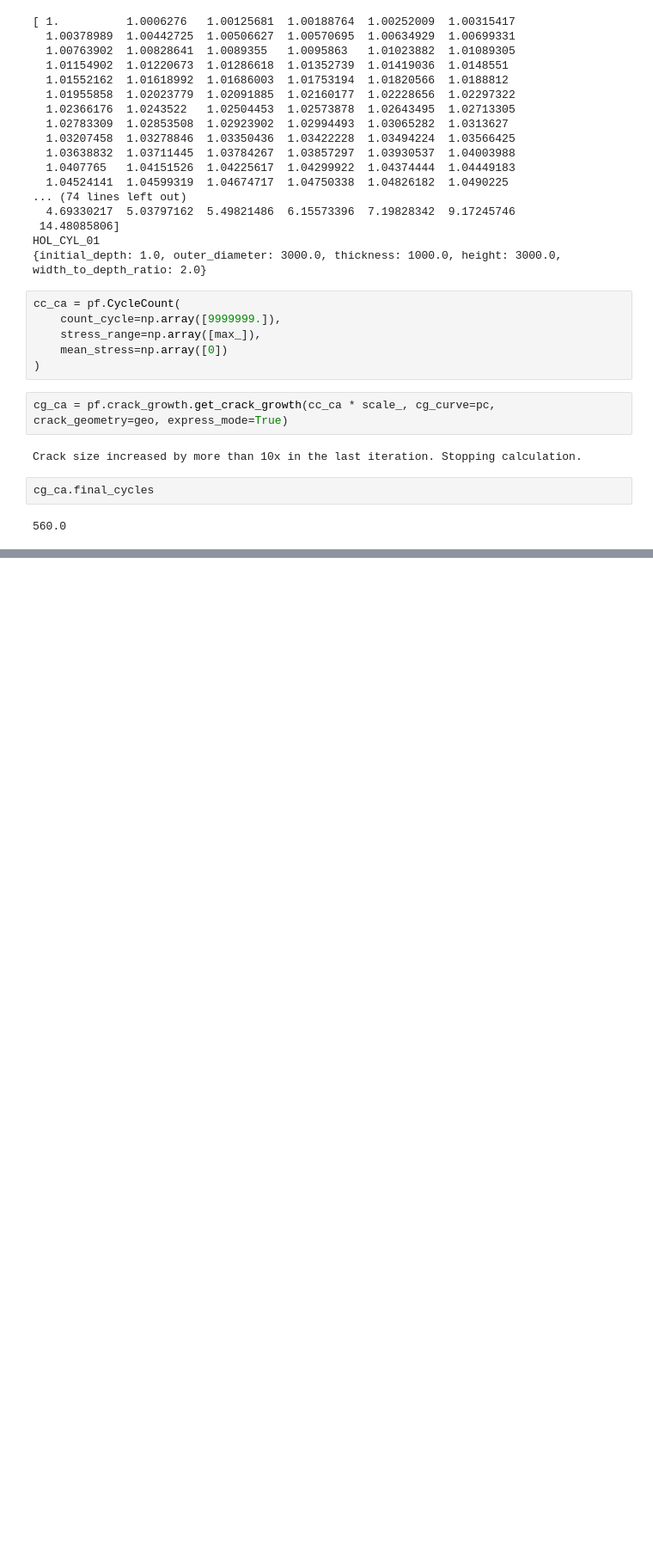
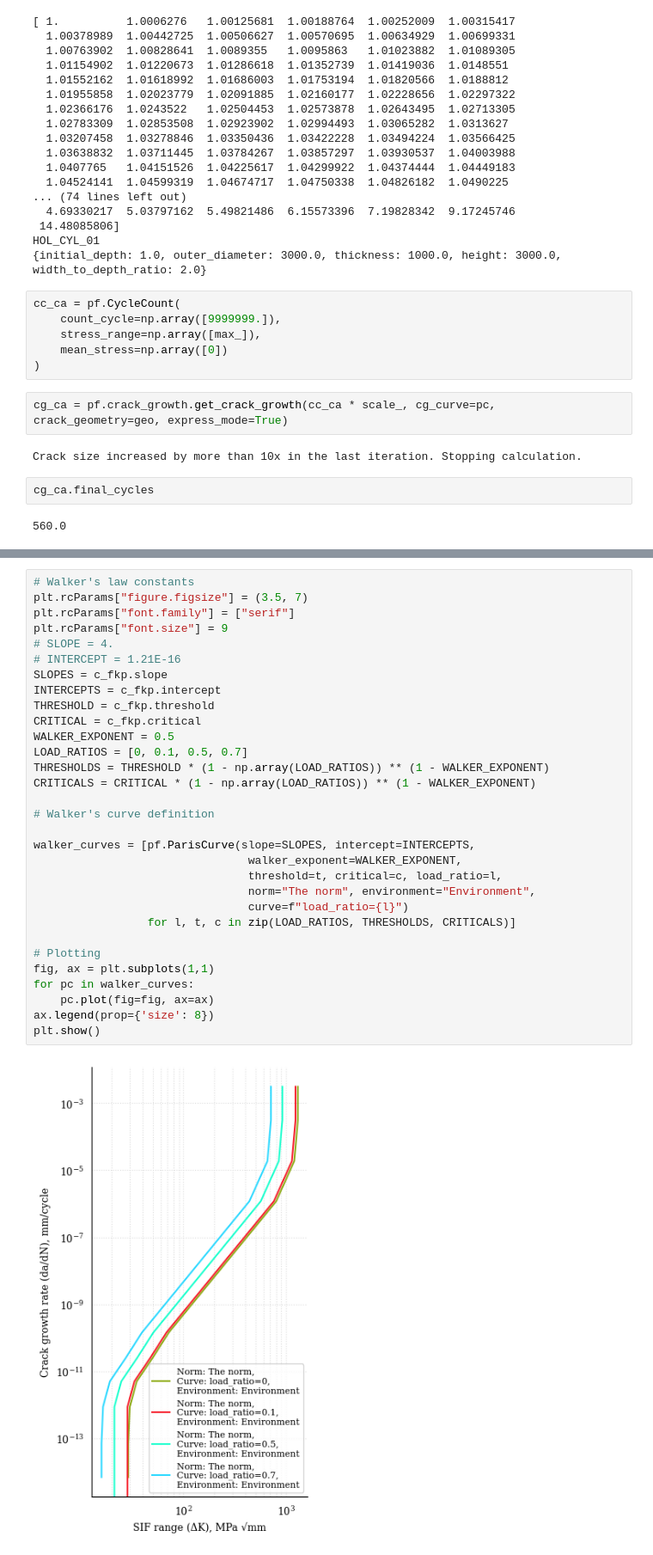
Before and after one commit to OWI-Lab/py_fatigue, a Jupyter notebook: notebooks/0.3.0 - PD.Crack-growth.Functional Tests.ipynb, the cells around one changed output, grey strips where cells are left out. Shown: that part at 86% size. Cells and saved outputs as stored; diff of their text form; blank space fills up the shorter version.

```diff
--- a/notebooks/0.3.0 - PD.Crack-growth.Functional Tests.ipynb
+++ b/notebooks/0.3.0 - PD.Crack-growth.Functional Tests.ipynb
@@ -346,0 +374,33 @@ cg_ca.final_cycles
+# %%
+# Walker's law constants
+plt.rcParams["figure.figsize"] = (3.5, 7)
+plt.rcParams["font.family"] = ["serif"]
+plt.rcParams["font.size"] = 9
+# SLOPE = 4.
+# INTERCEPT = 1.21E-16
+SLOPES = c_fkp.slope
+INTERCEPTS = c_fkp.intercept
+THRESHOLD = c_fkp.threshold
+CRITICAL = c_fkp.critical
+WALKER_EXPONENT = 0.5
+LOAD_RATIOS = [0, 0.1, 0.5, 0.7]
+THRESHOLDS = THRESHOLD * (1 - np.array(LOAD_RATIOS)) ** (1 - WALKER_EXPONENT)
+CRITICALS = CRITICAL * (1 - np.array(LOAD_RATIOS)) ** (1 - WALKER_EXPONENT)
+
+# Walker's curve definition
+
+walker_curves = [pf.ParisCurve(slope=SLOPES, intercept=INTERCEPTS,
+                                walker_exponent=WALKER_EXPONENT,
+                                threshold=t, critical=c, load_ratio=l,
+                                norm="The norm", environment="Environment",
+                                curve=f"load_ratio={l}")
+                 for l, t, c in zip(LOAD_RATIOS, THRESHOLDS, CRITICALS)]
+
+# Plotting
+fig, ax = plt.subplots(1,1)
+for pc in walker_curves:
+    pc.plot(fig=fig, ax=ax)
+ax.legend(prop={'size': 8})
+plt.show()
+# %% [output]
+[figure, added]
```
Also changed, not shown: parts of 4 cells of this notebook, 11 other files.
